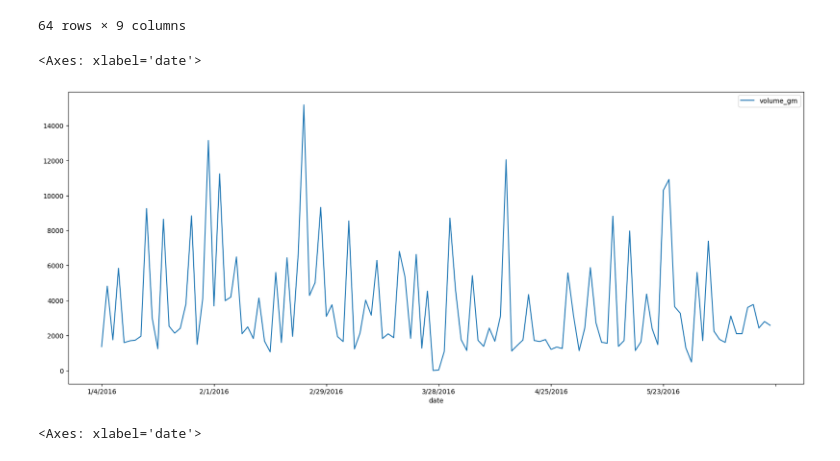
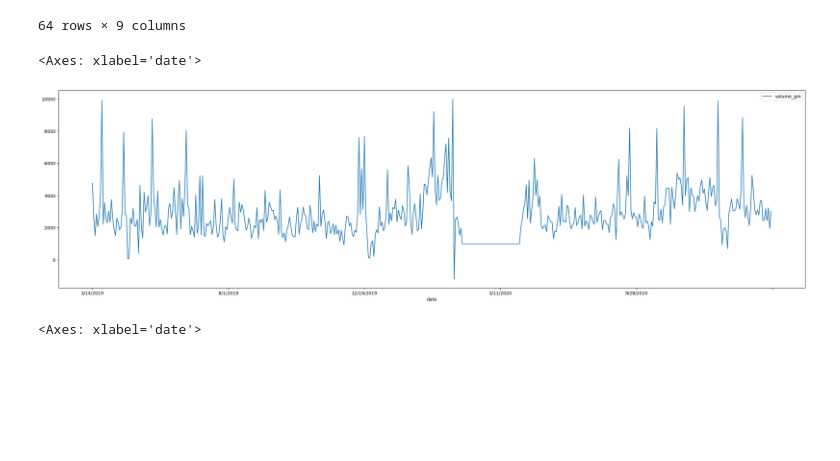
Before and after one commit to p4treina/trade_volume_prediction, a Jupyter notebook: notebooks/EDA.ipynb, the cells around one changed output. Saved outputs shown, nothing was run; the diff lists cells and outputs as text; code cells hidden in the pictures; blank space fills up the shorter version.

```diff
--- a/notebooks/EDA.ipynb
+++ b/notebooks/EDA.ipynb
@@ -106,10 +106,10 @@ all_data[all_data.isna().any(axis=1)]
 # %%
 # No trend
 # Yes seasonality around 30 days
-all_data.iloc[:120].plot(y='volume_gm', figsize=[20, 8])
+all_data.iloc[-500:].plot(y='volume_gm', figsize=[30, 8])
 # %% [output]
 <Axes: xlabel='date'>
-[figure, old version]
+[figure, new version]
 # %%
 all_data.iloc[-500:].plot(y='vix_close_vix', figsize=[20, 8])
 # %% [output]
```
Also changed, not shown: parts of 2 cells of this notebook, 1 other file.
